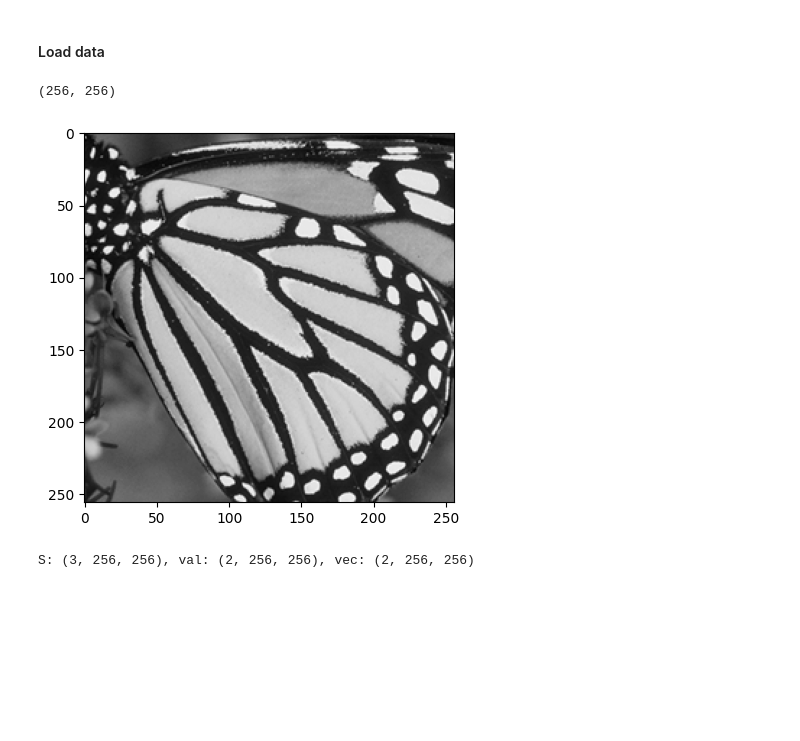
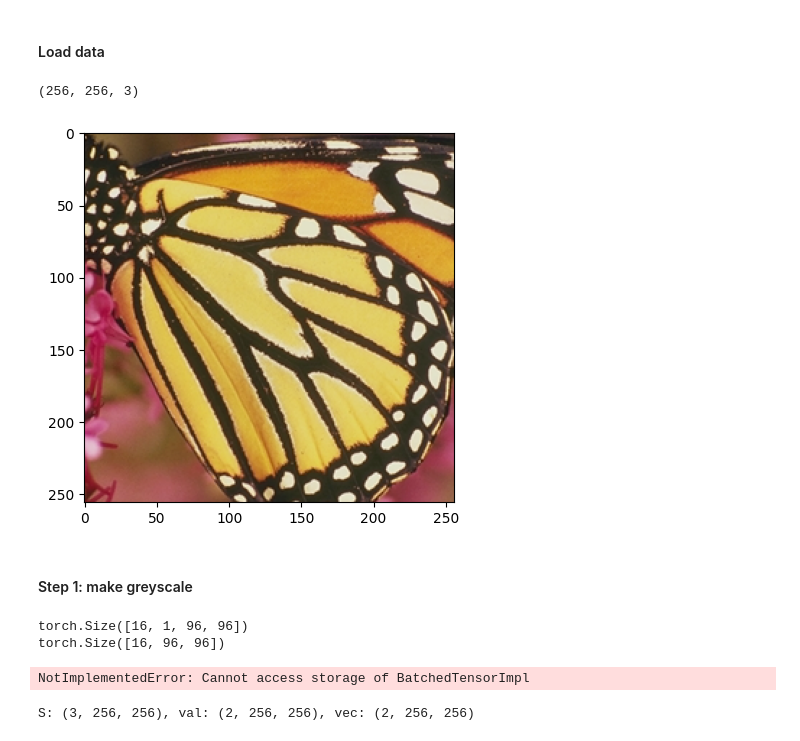
Before and after one commit to SebastianBitsch/SRGAN-ST, a Jupyter notebook: data-exploration/structure_tensor.ipynb, the cells around one changed output. Saved outputs shown, nothing was run; the diff lists cells and outputs as text; code cells hidden in the pictures; blank space fills up the shorter version.

```diff
--- a/data-exploration/structure_tensor.ipynb
+++ b/data-exploration/structure_tensor.ipynb
@@ -13,9 +15,45 @@ WARNING:root:Could not load CuPy: No module named 'cupy'
 # %% [markdown]
 #### Load data
 # %%
-im = skimage.io.imread("data/butterfly.png", as_gray=True)
+im = skimage.io.imread("data/butterfly.png")
 plt.imshow(im, "gray")
 im.shape
 # %% [output]
-(256, 256)
+(256, 256, 3)
-[figure, old version]
+[figure, new version]
+# %% [markdown]
+#### Step 1: make greyscale
+# %%
+x = torch.randn([16, 3, 96, 96])
+x = transforms.Grayscale()(x)
+print(x.shape)
+x = torch.squeeze(x,1)
+x = x.numpy()
+print(x.shape)
+# %% [output]
+torch.Size([16, 1, 96, 96])
+torch.Size([16, 96, 96])
+# %%
+x = torch.randn(16, 96, 96).to("cpu")
+
+sigma = 0.1
+rho = 0.1
+
+
+
+# def st_wrapper(x):
+#     global sigma
+#     global rho
+#     print(x.storage().data_ptr())
+#     # y = x.numpy()
+#     # S = structure_tensor_2d(y, sigma, rho)
+
+#     # print(sigma, rho)
+#     # print(x.shape)
+#     # # vec, val = eig_special_2d(S)
+
+#     # return S, vec, val
+
+# res = torch.vmap(st_wrapper)(x)
+# %% [output]
+NotImplementedError: Cannot access storage of BatchedTensorImpl
```
Also changed, not shown: parts of 2 cells of this notebook, 2 other files.
